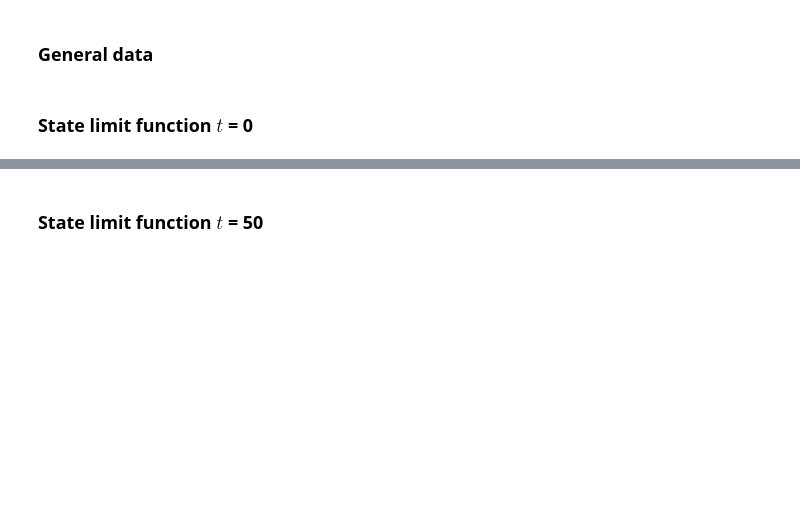
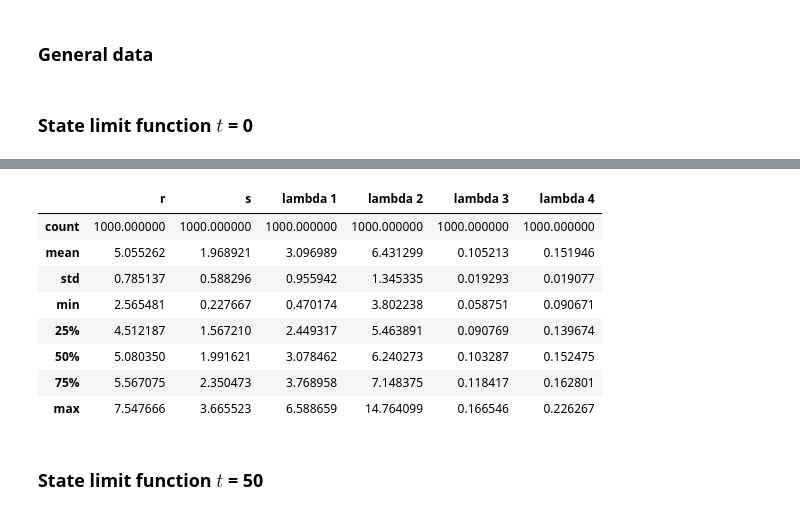
Before and after one commit to Pesquisa-UFCAT/2024-1_victor_hugo_renata_maria, a Jupyter notebook: analysis_lambdas_over_time.ipynb, the cells around one changed output, grey strips where cells are left out. Cells and saved outputs as stored; diff of their text form; code cells hidden in the pictures; blank space fills up the shorter version.

```diff
--- a/analysis_lambdas_over_time.ipynb
+++ b/analysis_lambdas_over_time.ipynb
@@ -48,4 +48,16 @@ glam_data_0
 1000 rows × 6 columns
+# %%
+glam_data_0.describe()
+# %% [output]
+|  | r | s | lambda 1 | lambda 2 | lambda 3 | lambda 4 |
+| count | 1000.000000 | 1000.000000 | 1000.000000 | 1000.000000 | 1000.000000 | 1000.000000 |
+| mean | 5.055262 | 1.968921 | 3.096989 | 6.431299 | 0.105213 | 0.151946 |
+| std | 0.785137 | 0.588296 | 0.955942 | 1.345335 | 0.019293 | 0.019077 |
+| min | 2.565481 | 0.227667 | 0.470174 | 3.802238 | 0.058751 | 0.090671 |
+| 25% | 4.512187 | 1.567210 | 2.449317 | 5.463891 | 0.090769 | 0.139674 |
+| 50% | 5.080350 | 1.991621 | 3.078462 | 6.240273 | 0.103287 | 0.152475 |
+| 75% | 5.567075 | 2.350473 | 3.768958 | 7.148375 | 0.118417 | 0.162801 |
+| max | 7.547666 | 3.665523 | 6.588659 | 14.764099 | 0.166546 | 0.226267 |
 # %% [markdown]
 ### State limit function $t$ = 50
 # %%
```
Also changed, not shown: parts of 6 cells of this notebook, 3 other files.
